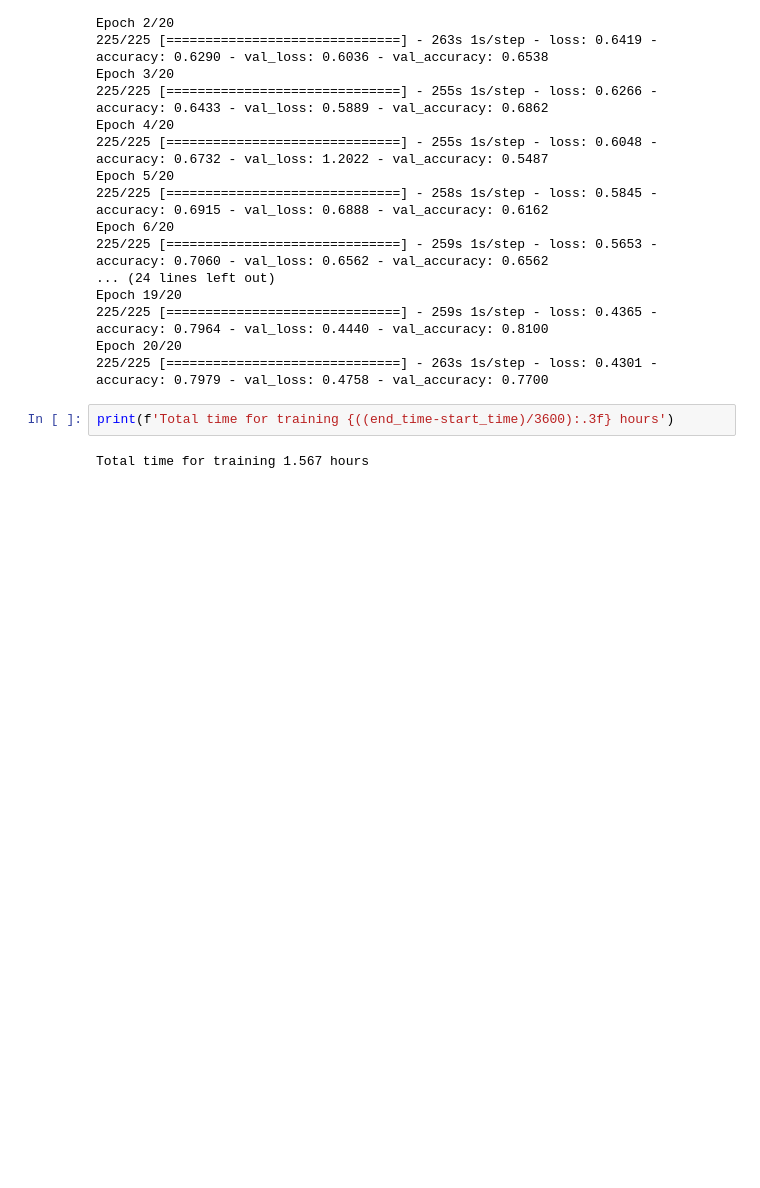
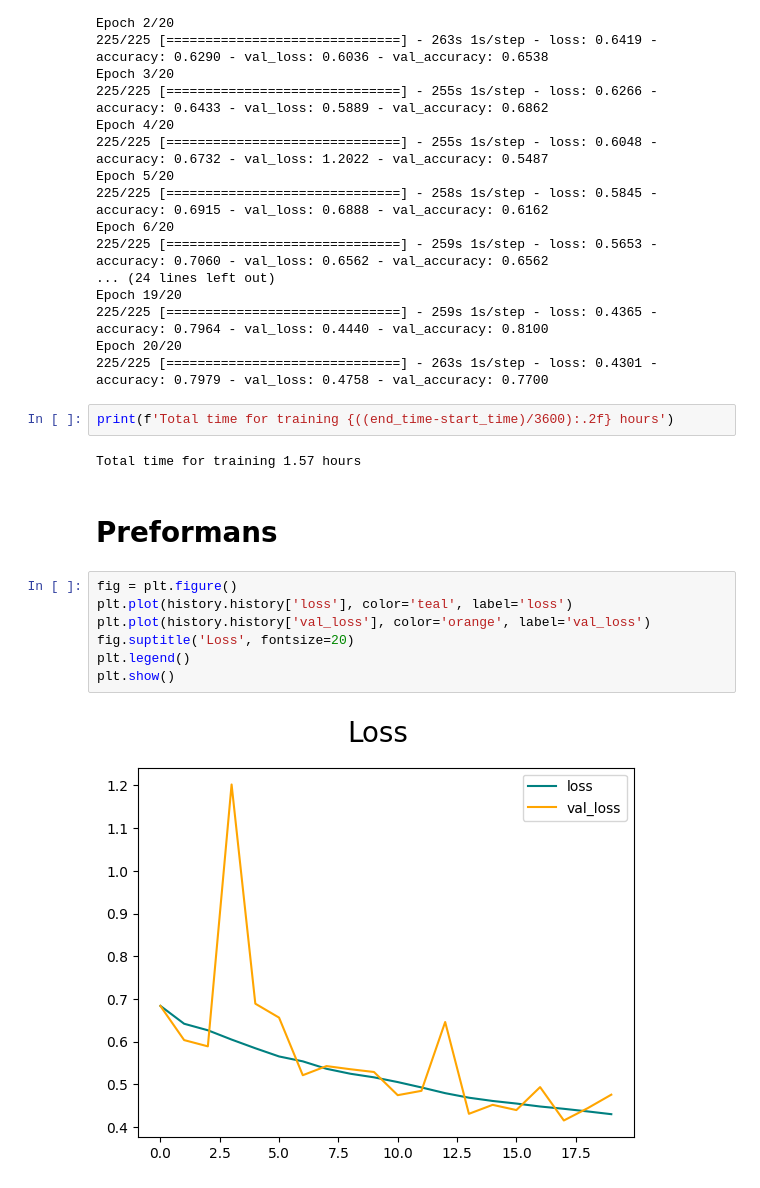
Before and after one commit to priyanjanjb/Cat-or-Dog-Image-Classifier, a Jupyter notebook: CatOrDog.ipynb, the cells around one changed output. Saved outputs shown, nothing was run; the diff lists cells and outputs as text; blank space fills up the shorter version.

```diff
--- a/CatOrDog.ipynb
+++ b/CatOrDog.ipynb
@@ -210,6 +210,17 @@ Epoch 19/20
 Epoch 20/20
 225/225 [==============================] - 263s 1s/step - loss: 0.4301 - accuracy: 0.7979 - val_loss: 0.4758 - val_accuracy: 0.7700
 # %%
-print(f'Total time for training {((end_time-start_time)/3600):.3f} hours')
+print(f'Total time for training {((end_time-start_time)/3600):.2f} hours')
 # %% [output]
-Total time for training 1.567 hours
+Total time for training 1.57 hours
+# %% [markdown]
+# **Preformans**
+# %%
+fig = plt.figure()
+plt.plot(history.history['loss'], color='teal', label='loss')
+plt.plot(history.history['val_loss'], color='orange', label='val_loss')
+fig.suptitle('Loss', fontsize=20)
+plt.legend()
+plt.show()
+# %% [output]
+[figure, added]
```
Also changed, not shown: parts of 18 cells of this notebook.
